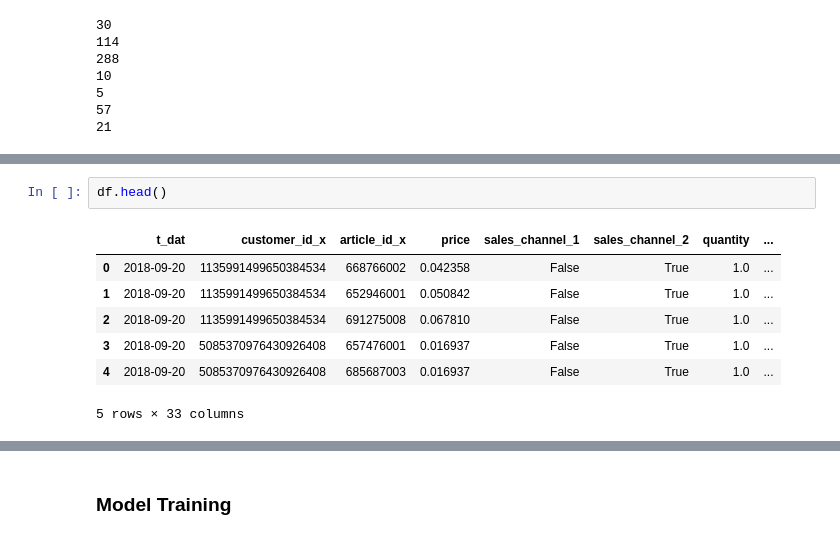
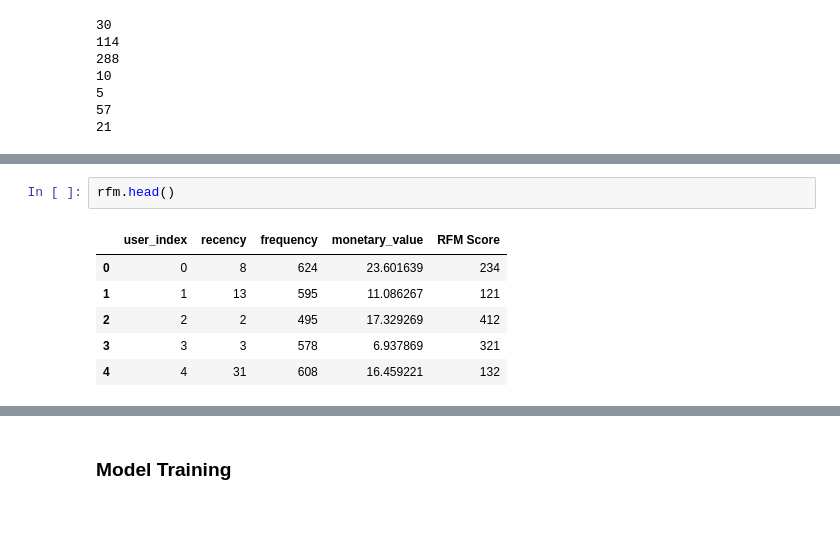
Before and after one commit to Afats/HnM-recco, a Jupyter notebook: hnm-notebook.ipynb, the cells around one changed output, grey strips where cells are left out. Cells and saved outputs as stored; diff of their text form.

```diff
--- a/hnm-notebook.ipynb
+++ b/hnm-notebook.ipynb
@@ -990,10 +1080,9 @@ KeyError: "['article_id'] not found in axis"
 # %%
-df.head()
+rfm.head()
 # %% [output]
-|  | t_dat | customer_id_x | article_id_x | price | sales_channel_1 | sales_channel_2 | quantity | ... |
-| 0 | 2018-09-20 | 1135991499650384534 | 668766002 | 0.042358 | False | True | 1.0 | ... |
-| 1 | 2018-09-20 | 1135991499650384534 | 652946001 | 0.050842 | False | True | 1.0 | ... |
-| 2 | 2018-09-20 | 1135991499650384534 | 691275008 | 0.067810 | False | True | 1.0 | ... |
-| 3 | 2018-09-20 | 5085370976430926408 | 657476001 | 0.016937 | False | True | 1.0 | ... |
-| 4 | 2018-09-20 | 5085370976430926408 | 685687003 | 0.016937 | False | True | 1.0 | ... |
+|  | user_index | recency | frequency | monetary_value | RFM Score |
+| 0 | 0 | 8 | 624 | 23.601639 | 234 |
+| 1 | 1 | 13 | 595 | 11.086267 | 121 |
+| 2 | 2 | 2 | 495 | 17.329269 | 412 |
+| 3 | 3 | 3 | 578 | 6.937869 | 321 |
+| 4 | 4 | 31 | 608 | 16.459221 | 132 |
-5 rows × 33 columns
```
Also changed, not shown: parts of 17 cells of this notebook.
